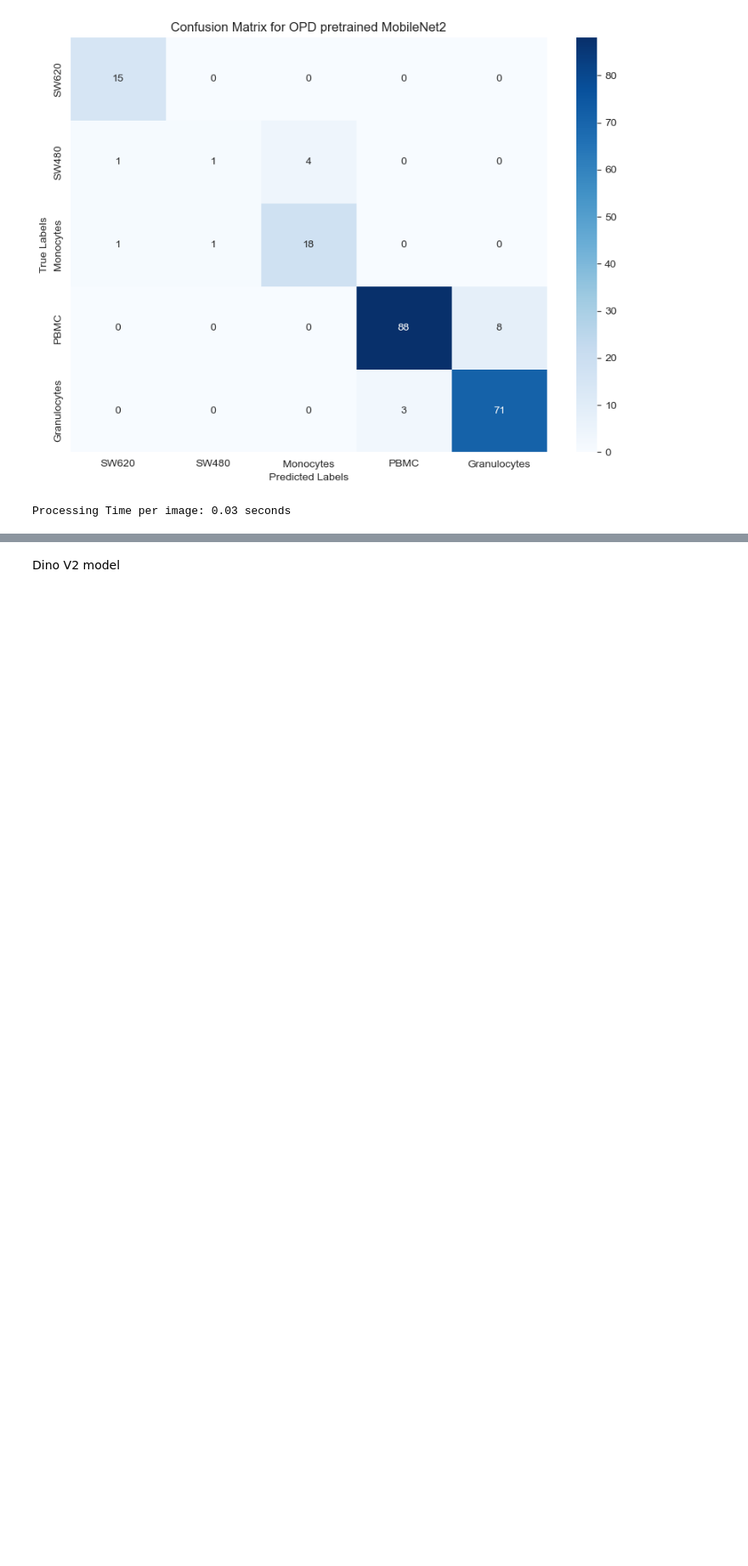
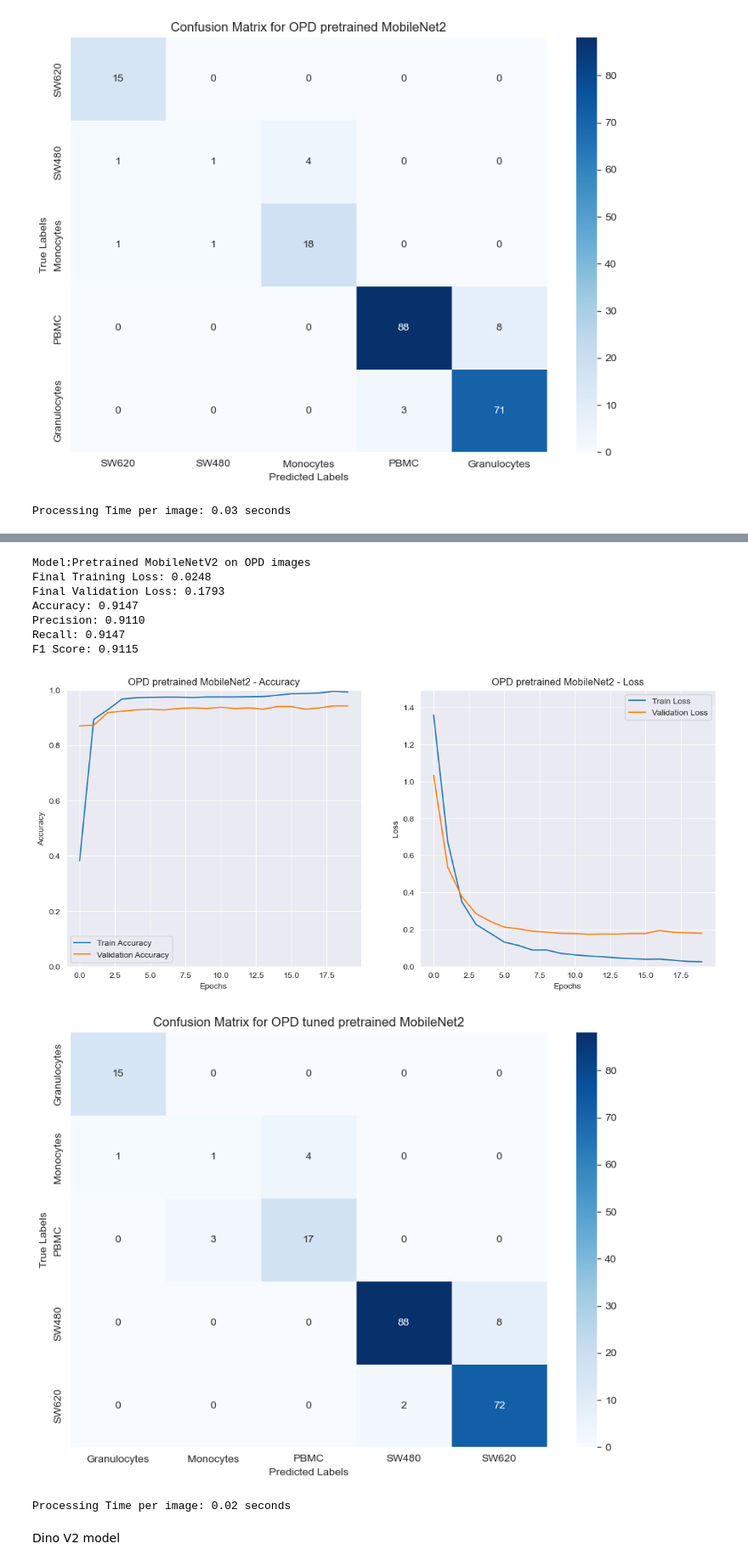
Before and after one commit to EdenDotan2812/DL_Project, a Jupyter notebook: OPD_model and Dino V2 models.ipynb, the cells around one changed output, grey strips where cells are left out. Shown at 85% size. Saved outputs shown, nothing was run; the diff lists cells and outputs as text; code cells hidden in the pictures; blank space fills up the shorter version.

```diff
--- a/OPD_model and Dino V2 models.ipynb
+++ b/OPD_model and Dino V2 models.ipynb
@@ -329,3 +342,23 @@ F1 Score: 0.9087
 [figure]
 [figure]
 Processing Time per image: 0.03 seconds
+# %%
+device = torch.device("cuda" if torch.cuda.is_available() else "cpu")
+
+# Create the model
+def load_mobilenet(num_classes=5):
+    model = models.mobilenet_v2(weights = None)
+    model.features[0][0] = nn.Conv2d(1, 32, kernel_size=(3, 3), stride=(2, 2), padding=(1, 1), bias=False)
+    model.classifier[1] = nn.Linear(model.classifier[1].in_features, num_classes)
+    return model
+
+pth_file_path =  r'saved models/OPD_pretrained_mobilenetV2_lr2.pth'
+model = load_mobilenet(num_classes=5)
+pretrained_dict = torch.load(pth_file_path)
+model_dict = model.state_dict()
+pretrained_conv1_weight = pretrained_dict['features.0.0.weight']
+pretrained_conv1_weight_mean = pretrained_conv1_weight.mean(dim=1, keepdim=True)
+pretrained_dict['features.0.0.weight'] = pretrained_conv1_weight_mean
+pretrained_dict = {k: v for k, v in pretrained_dict.items() if 'classifier.1' not in k}
+model_dict.update(pretrained_dict)
+model.load_state_dict(model_dict)
@@ -331,0 +367,2 @@ Processing Time per image: 0.03 seconds
+# %%
+trained_model, history = train_model(model, train_loader, val_loader, num_epochs=20, weights=weights, lr=2.2492038172386544e-05)
@@ -332,3 +389,30 @@ Processing Time per image: 0.03 seconds
+# %%
+# Evaluate the model
+accuracy, precision, recall, f1, conf_matrix, processing_time = evaluate_model(trained_model, test_loader)
+
+print(f"Model:Pretrained MobileNetV2 on OPD images")
+print(f"Final Training Loss: {history['train_loss'][-1]:.4f}")
+print(f"Final Validation Loss: {history['val_loss'][-1]:.4f}")
+print(f"Accuracy: {accuracy:.4f}")
+print(f"Precision: {precision:.4f}")
+print(f"Recall: {recall:.4f}")
+print(f"F1 Score: {f1:.4f}")
+plot_training_history(history, 'OPD pretrained MobileNet2')
+plot_confusion_matrix(conf_matrix, class_names, title=f'Confusion Matrix for OPD tuned pretrained MobileNet2')
+num_images = len(test_loader.dataset)
+average_processing_time = processing_time / num_images
+print(f"Processing Time per image: {average_processing_time:.2f} seconds")
+# %% [output]
+Model:Pretrained MobileNetV2 on OPD images
+Final Training Loss: 0.0248
+Final Validation Loss: 0.1793
+Accuracy: 0.9147
+Precision: 0.9110
+Recall: 0.9147
+F1 Score: 0.9115
+[figure, added]
+[figure, added]
+Processing Time per image: 0.02 seconds
 # %% [markdown]
 Dino V2 model
 # %%
```
Also changed, not shown: parts of 10 cells of this notebook.
